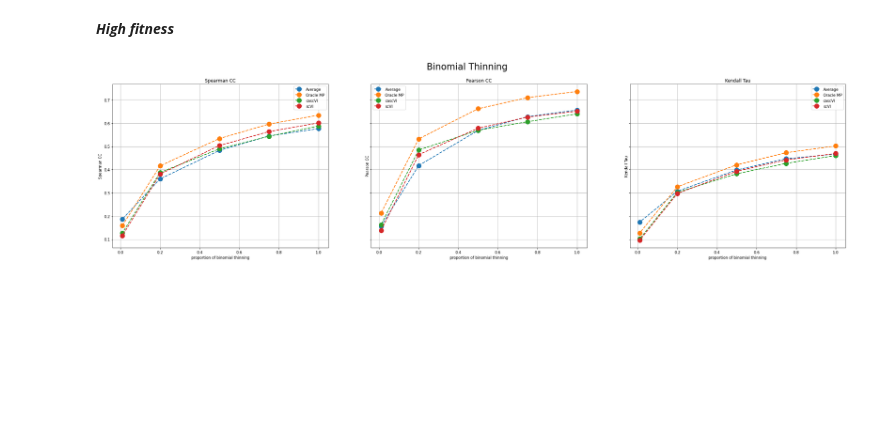
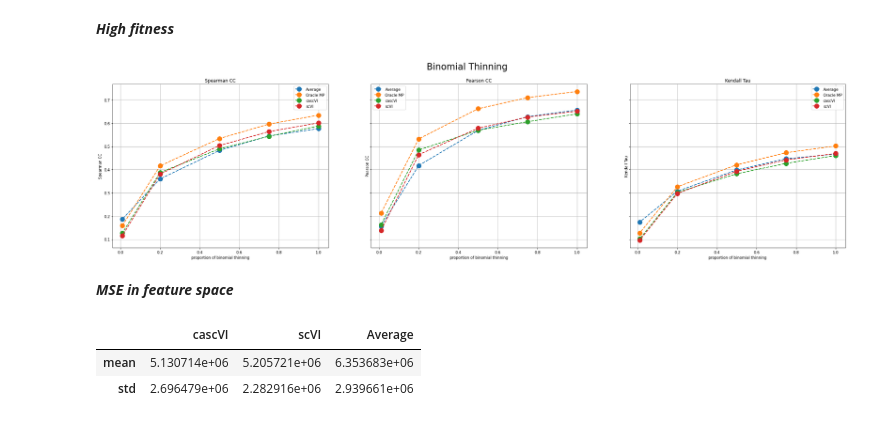
Before and after one commit to khalilouardini/treeVAE-reproducibility, a Jupyter notebook: scvi/external/notebooks/plot_results.ipynb, the cells around one changed output. Saved outputs shown, nothing was run; the diff lists cells and outputs as text; code cells hidden in the pictures; blank space fills up the shorter version.

```diff
--- a/scvi/external/notebooks/plot_results.ipynb
+++ b/scvi/external/notebooks/plot_results.ipynb
@@ -446,3 +254,12 @@ proportions = [1.0, 0.75, 0.5, 0.2, 0.01]
 plot_binomial_thin(folder_path, proportions)
 # %% [output]
 [figure]
+# %% [markdown]
+***MSE in feature space***
+# %%
+df_mse = pd.read_csv('/home/eecs/khalil.ouardini/Cassiopeia_Transcriptome/scvi/results/poisson/lambda2.0/500/high_fitness/bin0.1/MSE')
+df_mse.describe().iloc[1:3].drop(['Unnamed: 0'], axis=1)
+# %% [output]
+|  | cascVI | scVI | Average |
+| mean | 5.130714e+06 | 5.205721e+06 | 6.353683e+06 |
+| std | 2.696479e+06 | 2.282916e+06 | 2.939661e+06 |
```
Also changed, not shown: parts of 44 cells of this notebook, 9 other files.
